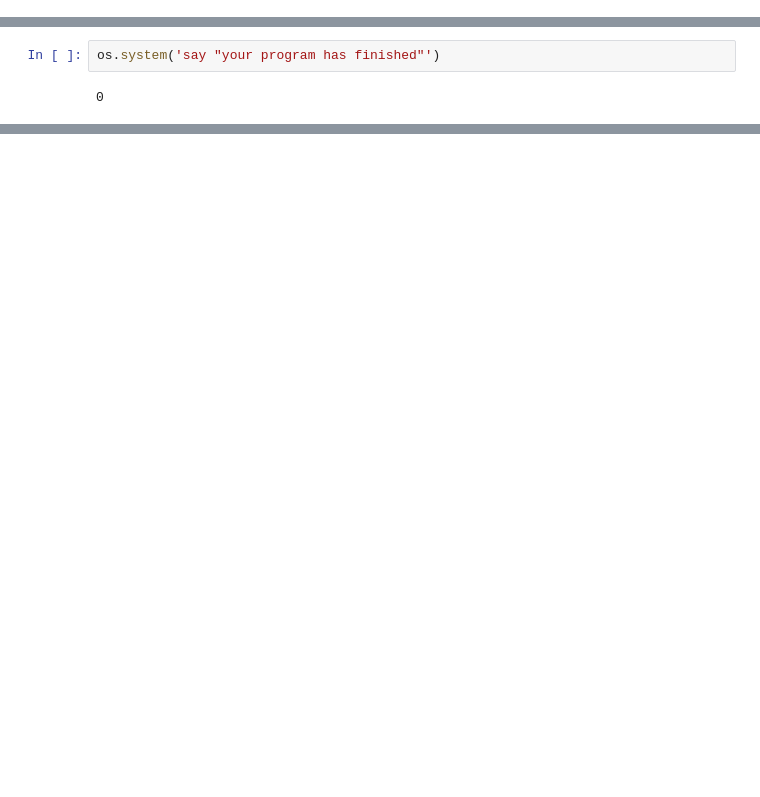
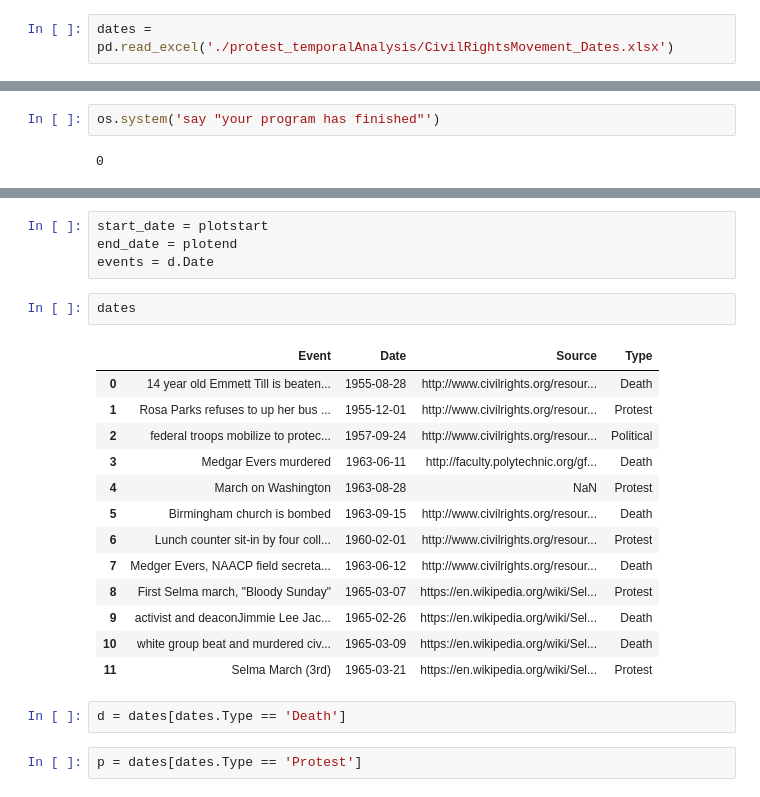
Before and after one commit to nmvenuti/DSI_Religion, a Jupyter notebook: protest_temporalAnalysis/temporal_viz.ipynb, the cells around one changed output, grey strips where cells are left out. Cells and saved outputs as stored; diff of their text form; blank space fills up the shorter version.

```diff
--- a/protest_temporalAnalysis/temporal_viz.ipynb
+++ b/protest_temporalAnalysis/temporal_viz.ipynb
@@ -130,0 +137,2 @@ fileData['protest'] = protests
+# %%
+dates = pd.read_excel('./protest_temporalAnalysis/CivilRightsMovement_Dates.xlsx')
@@ -431,0 +595,24 @@ os.system('say "your program has finished"')
+# %%
+start_date = plotstart
+end_date = plotend
+events = d.Date
+# %%
+dates
+# %% [output]
+|  | Event | Date | Source | Type |
+| 0 | 14 year old Emmett Till is beaten... | 1955-08-28 | http://www.civilrights.org/resour... | Death |
+| 1 | Rosa Parks refuses to up her bus ... | 1955-12-01 | http://www.civilrights.org/resour... | Protest |
+| 2 | federal troops mobilize to protec... | 1957-09-24 | http://www.civilrights.org/resour... | Political |
+| 3 | Medgar Evers murdered | 1963-06-11 | http://faculty.polytechnic.org/gf... | Death |
+| 4 | March on Washington | 1963-08-28 | NaN | Protest |
+| 5 | Birmingham church is bombed | 1963-09-15 | http://www.civilrights.org/resour... | Death |
+| 6 | Lunch counter sit-in by four coll... | 1960-02-01 | http://www.civilrights.org/resour... | Protest |
+| 7 | Medger Evers, NAACP field secreta... | 1963-06-12 | http://www.civilrights.org/resour... | Death |
+| 8 | First Selma march, "Bloody Sunday" | 1965-03-07 | https://en.wikipedia.org/wiki/Sel... | Protest |
+| 9 | activist and deaconJimmie Lee Jac... | 1965-02-26 | https://en.wikipedia.org/wiki/Sel... | Death |
+| 10 | white group beat and murdered civ... | 1965-03-09 | https://en.wikipedia.org/wiki/Sel... | Death |
+| 11 | Selma March (3rd) | 1965-03-21 | https://en.wikipedia.org/wiki/Sel... | Protest |
+# %%
+d = dates[dates.Type == 'Death']
+# %%
+p = dates[dates.Type == 'Protest']
```
Also changed, not shown: parts of 50 cells of this notebook, 1 other file.
